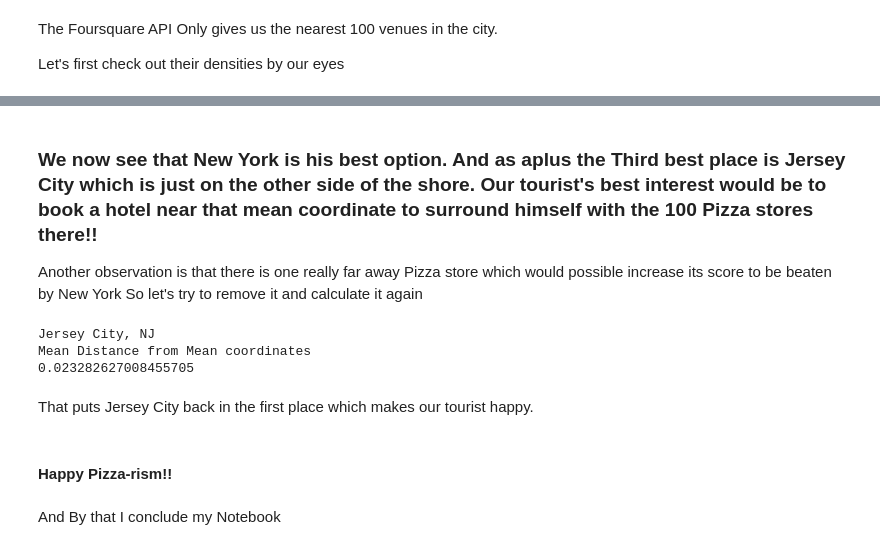
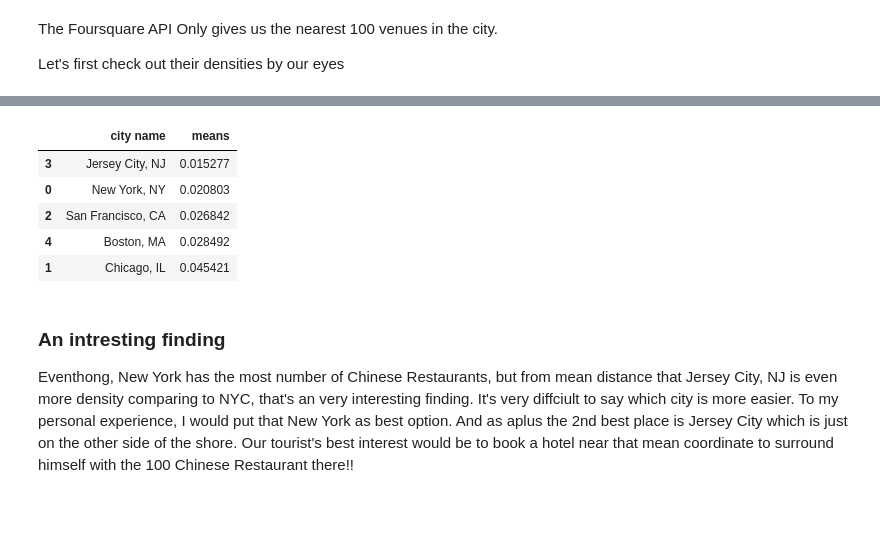
Before and after one commit to joe-github/Coursera_Capstone, a Jupyter notebook: The-Battle-of-Neighborhoods/Capstone Project - Best Chinese Food-Week 2.ipynb, the cells around one changed output, grey strips where cells are left out. Cells and saved outputs as stored; diff of their text form; code cells hidden in the pictures; blank space fills up the shorter version.

```diff
--- a/The-Battle-of-Neighborhoods/Capstone Project - Best Chinese Food-Week 2.ipynb
+++ b/The-Battle-of-Neighborhoods/Capstone Project - Best Chinese Food-Week 2.ipynb
@@ -219,24 +247,12 @@ maps[cities[4]]
+# %%
+df_means
+# %% [output]
+|  | city name | means |
+| 3 | Jersey City, NJ | 0.015277 |
+| 0 | New York, NY | 0.020803 |
+| 2 | San Francisco, CA | 0.026842 |
+| 4 | Boston, MA | 0.028492 |
+| 1 | Chicago, IL | 0.045421 |
 # %% [markdown]
-### We now see that New York is his best option. And as aplus the Third best place is Jersey City which is just on the other side of the shore. Our tourist's best interest would be to book a hotel near that mean coordinate to surround himself with the 100 Pizza stores there!!
-
-Another observation is that there is one really far away Pizza store which would possible increase its score to be beaten by New York
-So let's try to remove it and calculate it again
+### An intresting finding
+Eventhong, New York has the most number of Chinese Restaurants, but from mean distance that Jersey City, NJ is even more density comparing to NYC, that's an very interesting finding. It's very diffciult to say which city is more easier.  To my personal experience, I would put that New York as best option. And as aplus the 2nd best place is Jersey City which is just on the other side of the shore. Our tourist's best interest would be to book a hotel near that mean coordinate to surround himself with the 100 Chinese Restaurant there!!
-# %%
-city = 'Jersey City, NJ'
-venues_mean_coor = [df_venues[city]['Lat'].mean(), df_venues[city]['Lng'].mean()]
-
-print(city)
-print("Mean Distance from Mean coordinates")
-dists = np.apply_along_axis(lambda x: np.linalg.norm(x - venues_mean_coor),1,df_venues[city][['Lat','Lng']].values)
-dists.sort()
-print(np.mean(dists[:-1]))# Ignore the biggest distance
-# %% [output]
-Jersey City, NJ
-Mean Distance from Mean coordinates
-0.023282627008455705
-# %% [markdown]
-That puts Jersey City back in the first place which makes our tourist happy.
-# %% [markdown]
-#### Happy Pizza-rism!!
-# %% [markdown]
-And By that I conclude my Notebook
```
Also changed, not shown: parts of 30 cells of this notebook.
